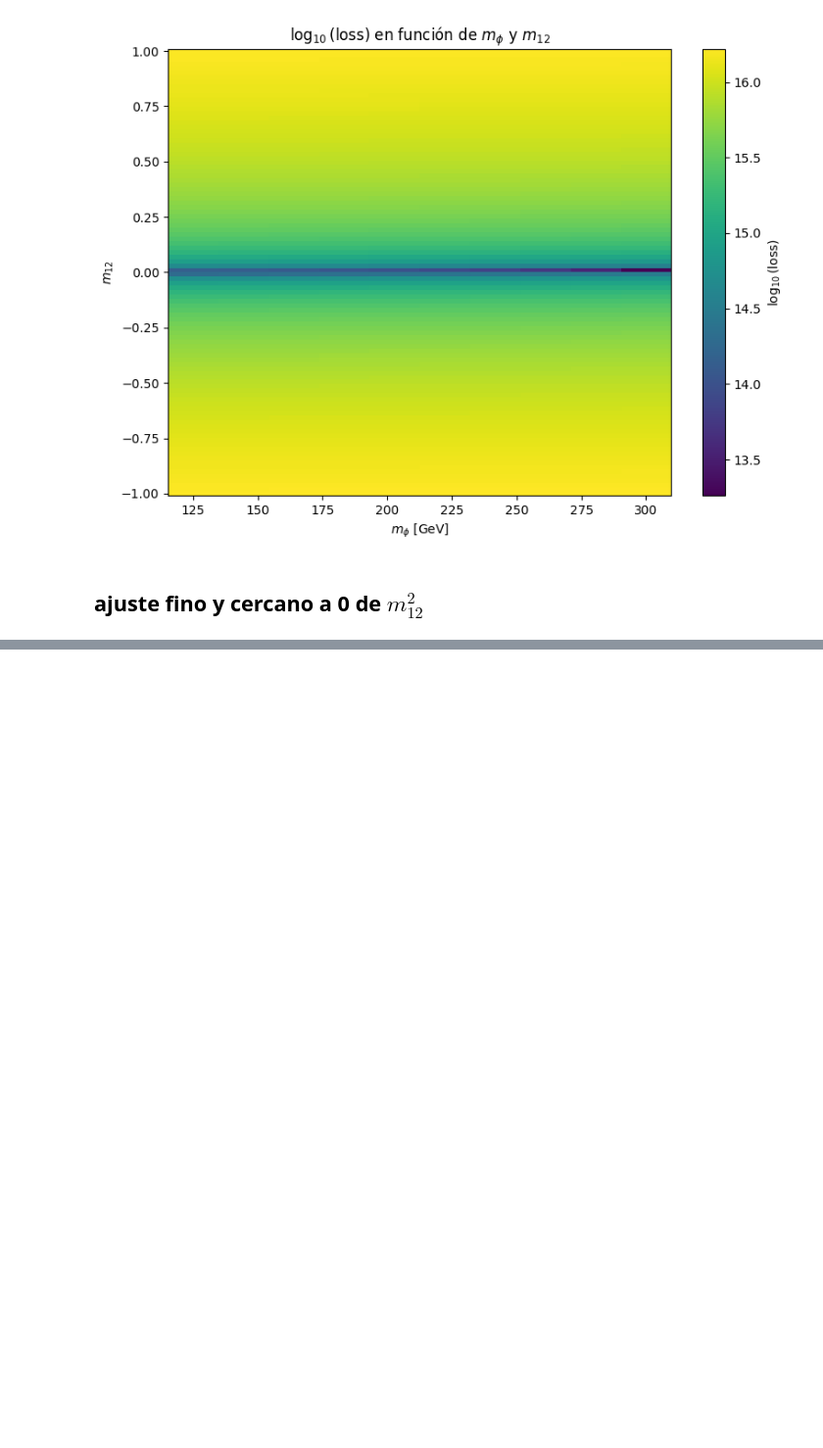
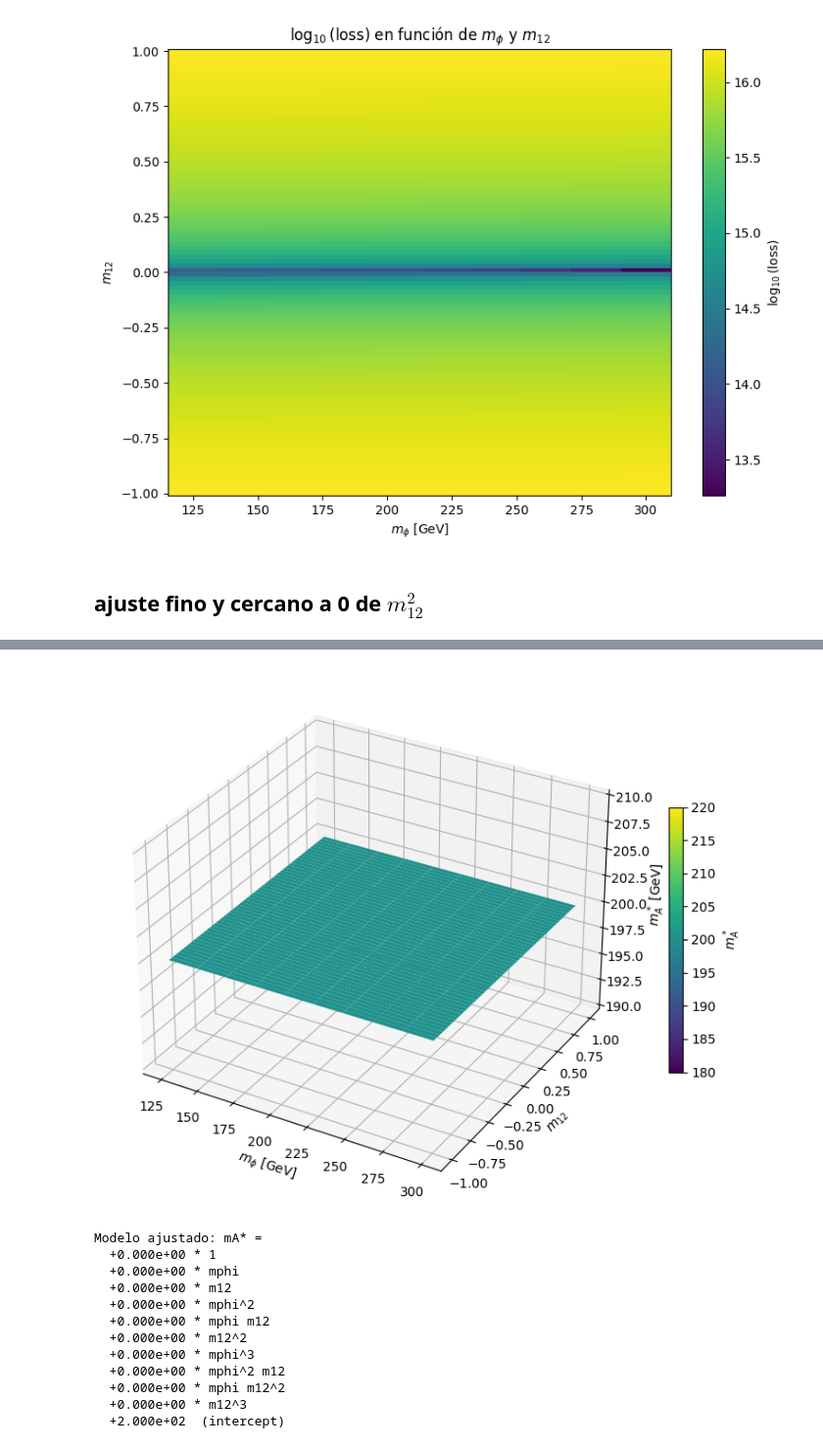
Before and after one commit to fbientrigo/dihiggs, a Jupyter notebook: mlpython/02_m12.ipynb, the cells around one changed output, grey strips where cells are left out. Shown at 98% size. Cells and saved outputs as stored; diff of their text form; code cells hidden in the pictures; blank space fills up the shorter version.

```diff
--- a/mlpython/02_m12.ipynb
+++ b/mlpython/02_m12.ipynb
@@ -27,23 +27,23 @@ from lib.utils import estimate_exploration_time, expand_parameter_space
 import numpy as np
 import matplotlib.pyplot as plt
 
+# parametros globales a utilizar
 lambda6 = 0.1
 lambda7 = 0.0
+alpha = 1e-7
+beta  = 1.570796226794897
 
 # wrapper para valores fijos
-def physpoint(mphi : np.float64, m12_2 : np.float64):
+def physpoint(mphi : np.float64, m12_2 : np.float64, mA : np.float64 = 300.0):
     # Parámetros fijos
-    mA = 300.0
-    alpha = 1e-7
-    beta  = 1.570796226794897
 
     # m_phi, mA, alpha, beta, lambda6, lambda7, m12^2
     return safe_run_oracle([mphi, mA, alpha, beta, lambda6, lambda7, m12_2])
 
 # objetivo 1: obtener una metrica lineal de lambdas a forma de una funcion de perdida
 
-def loss(mphi : np.float64, m12_2 : np.float64):
-    output = physpoint(mphi, m12_2)
+def loss(mphi : np.float64, m12_2 : np.float64, mA : np.float64 = 300.0):
+    output = physpoint(mphi, m12_2, mA)
     return np.abs(output['lambda1']) + np.abs(output['lambda2']) + np.abs(output['lambda3']) + np.abs(output['lambda4']) + + np.abs(output['lambda5'])
 # %%
 # Objetivo 2:
@@ -169,69 +172,42 @@ plt.show()
 # %%
-import numpy as np
-import matplotlib.pyplot as plt
-from lib.oracle import safe_run_oracle
-from sklearn.preprocessing import PolynomialFeatures
-from sklearn.linear_model import LinearRegression
-from mpl_toolkits.mplot3d import Axes3D
 
-
-# Definición de rejillas
-n_phi = 10
-n_m12 = 50
-n_mA  = 10
-
-mphi_vals = np.linspace(125.1, 300.0, n_phi)
-m12_vals  = np.linspace(-1.0,   1.0,   n_m12)
-mA_vals   = np.linspace(200.0,  400.0, n_mA)
-
-# Matrices para almacenar mA* y la pérdida mínima
-MA_min = np.empty((n_m12, n_phi))
-Loss_min = np.empty_like(MA_min)
-
-# Búsqueda del mínimo en mA para cada (mφ, m12)
-for i, m12 in enumerate(m12_vals):
-    for j, mphi in enumerate(mphi_vals):
-        # calcular pérdidas para cada mA
-        vals = []
-        for mA in mA_vals:
-            try:
-                vals.append(loss(mphi, mA, m12))
-            except Exception:
-                vals.append(np.nan)
-        vals = np.array(vals)
-        idx = np.nanargmin(vals)
-        MA_min[i, j] = mA_vals[idx]
-        Loss_min[i, j] = vals[idx]
-
-# Ajuste polinomial a grado 3
-X = np.vstack([
-    np.repeat(mphi_vals, n_m12),
-    np.tile(m12_vals, n_phi)
-]).T  # Forma (n_phi*n_m12, 2)
-y = MA_min.ravel()
 
 poly = PolynomialFeatures(degree=3, include_bias=True)
 Xp   = poly.fit_transform(X)
 reg  = LinearRegression().fit(Xp, y)
 
 # Visualización 3D de la superficie mA*(mφ, m12)
 fig = plt.figure(figsize=(8,6))
 ax  = fig.add_subplot(111, projection='3d')
 Phi, M12 = np.meshgrid(mphi_vals, m12_vals)
 surf = ax.plot_surface(Phi, M12, MA_min, cmap='viridis', edgecolor='none')
 ax.set_xlabel(r'$m_\phi$ [GeV]')
 ax.set_ylabel(r'$m_{12}$')
 ax.set_zlabel(r'$m_A^*$ [GeV]')
 fig.colorbar(surf, ax=ax, shrink=0.5, label=r'$m_A^*$')
 plt.tight_layout()
 plt.show()
 
 # Imprimir coeficientes del polinomio ajustado
 terms     = poly.get_feature_names_out(['mphi','m12'])
 coefs     = reg.coef_
 intercept = reg.intercept_
 
 print("Modelo ajustado: mA* =")
 for t, c in zip(terms, coefs):
     print(f"  {c:+.3e} * {t}")
 print(f"  {intercept:+.3e}  (intercept)")
+# %% [output]
+[figure, added]
+Modelo ajustado: mA* =
+  +0.000e+00 * 1
+  +0.000e+00 * mphi
+  +0.000e+00 * m12
+  +0.000e+00 * mphi^2
+  +0.000e+00 * mphi m12
+  +0.000e+00 * m12^2
+  +0.000e+00 * mphi^3
+  +0.000e+00 * mphi^2 m12
+  +0.000e+00 * mphi m12^2
+  +0.000e+00 * m12^3
+  +2.000e+02  (intercept)
```
Also changed, not shown: parts of 4 cells of this notebook, 4 other files.
